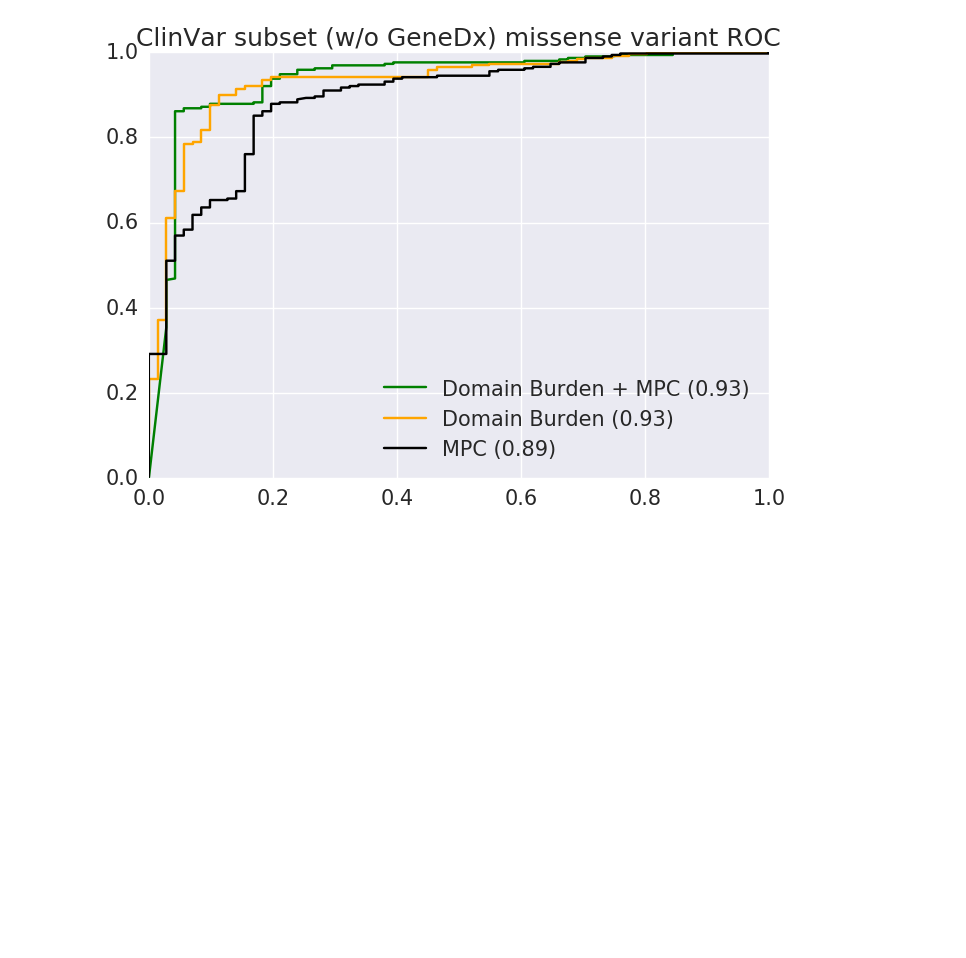
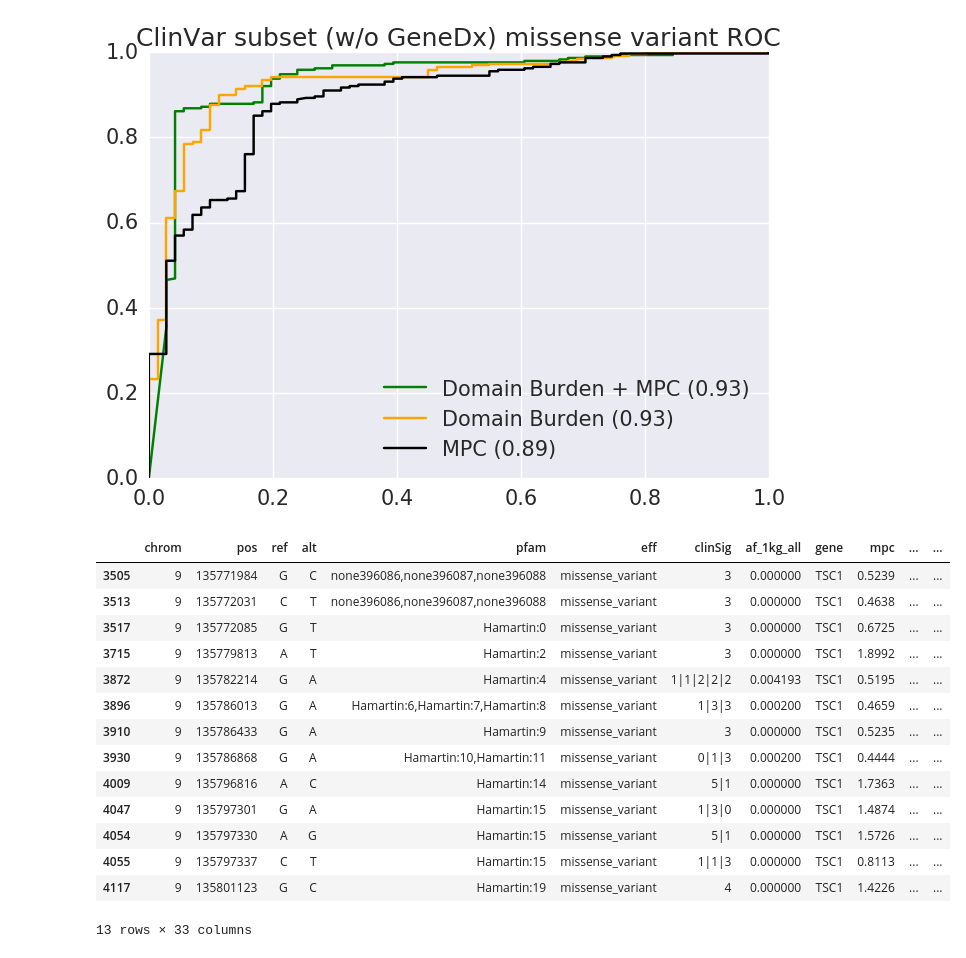
Before and after one commit to samesense/pathopredictor, a Jupyter notebook: notebooks/clinvar_test_focus_pos_wo_training.ipynb, the cells around one changed output. Drawn from its saved outputs; the diff is of its cells as text; code cells hidden in the pictures; blank space fills up the shorter version.

```diff
--- a/notebooks/clinvar_test_focus_pos_wo_training.ipynb
+++ b/notebooks/clinvar_test_focus_pos_wo_training.ipynb
@@ -414,3 +414,21 @@ plt.title('ClinVar subset (w/o GeneDx) missense variant ROC')
 # %% [output]
 <matplotlib.text.Text at 0x...>
 [figure]
+# %%
+clinvar_df[clinvar_df.gene=='TSC1']
+# %% [output]
+|  | chrom | pos | ref | alt | pfam | eff | clinSig | af_1kg_all | gene | mpc | ... | ... |
+| 3505 | 9 | 135771984 | G | C | none396086,none396087,none396088 | missense_variant | 3 | 0.000000 | TSC1 | 0.5239 | ... | ... |
+| 3513 | 9 | 135772031 | C | T | none396086,none396087,none396088 | missense_variant | 3 | 0.000000 | TSC1 | 0.4638 | ... | ... |
+| 3517 | 9 | 135772085 | G | T | Hamartin:0 | missense_variant | 3 | 0.000000 | TSC1 | 0.6725 | ... | ... |
+| 3715 | 9 | 135779813 | A | T | Hamartin:2 | missense_variant | 3 | 0.000000 | TSC1 | 1.8992 | ... | ... |
+| 3872 | 9 | 135782214 | G | A | Hamartin:4 | missense_variant | 1|1|2|2|2 | 0.004193 | TSC1 | 0.5195 | ... | ... |
+| 3896 | 9 | 135786013 | G | A | Hamartin:6,Hamartin:7,Hamartin:8 | missense_variant | 1|3|3 | 0.000200 | TSC1 | 0.4659 | ... | ... |
+| 3910 | 9 | 135786433 | G | A | Hamartin:9 | missense_variant | 3 | 0.000000 | TSC1 | 0.5235 | ... | ... |
+| 3930 | 9 | 135786868 | G | A | Hamartin:10,Hamartin:11 | missense_variant | 0|1|3 | 0.000200 | TSC1 | 0.4444 | ... | ... |
+| 4009 | 9 | 135796816 | A | C | Hamartin:14 | missense_variant | 5|1 | 0.000000 | TSC1 | 1.7363 | ... | ... |
+| 4047 | 9 | 135797301 | G | A | Hamartin:15 | missense_variant | 1|3|0 | 0.000000 | TSC1 | 1.4874 | ... | ... |
+| 4054 | 9 | 135797330 | A | G | Hamartin:15 | missense_variant | 5|1 | 0.000000 | TSC1 | 1.5726 | ... | ... |
+| 4055 | 9 | 135797337 | C | T | Hamartin:15 | missense_variant | 1|1|3 | 0.000000 | TSC1 | 0.8113 | ... | ... |
+| 4117 | 9 | 135801123 | G | C | Hamartin:19 | missense_variant | 4 | 0.000000 | TSC1 | 1.4226 | ... | ... |
+13 rows × 33 columns
```
Also changed, not shown: parts of 1 cell of this notebook, 2 other files.
